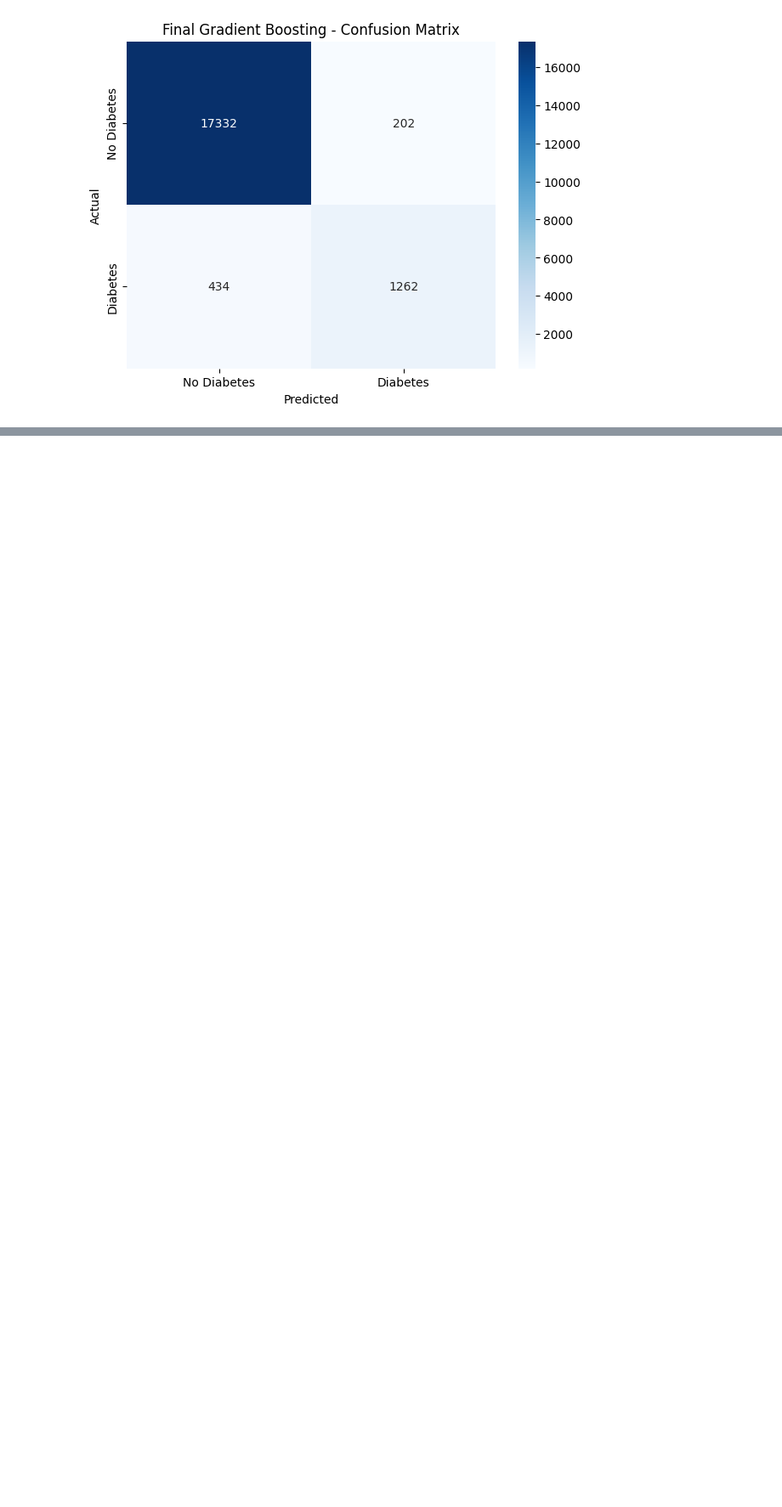
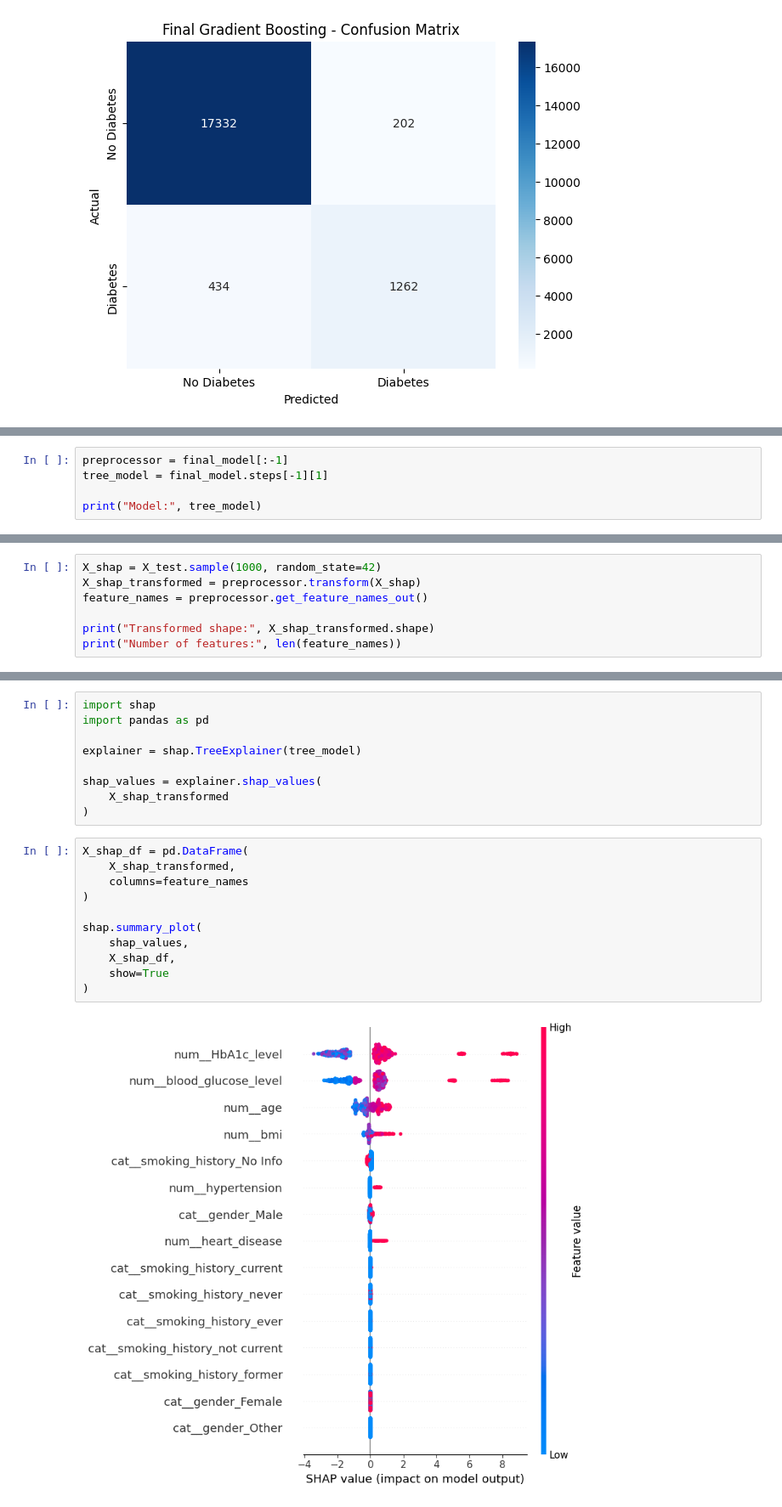
Before and after one commit to Anubhavsingh311/Diabetes_prediction, a Jupyter notebook: diabetes-notebook.ipynb, the cells around one changed output, grey strips where cells are left out. Shown at 85% size. Cells and saved outputs as stored; diff of their text form; blank space fills up the shorter version.

```diff
--- a/diabetes-notebook.ipynb
+++ b/diabetes-notebook.ipynb
@@ -835,0 +858,5 @@ plt.show()
+# %%
+preprocessor = final_model[:-1]
+tree_model = final_model.steps[-1][1]
+
+print("Model:", tree_model)
@@ -835,0 +865,7 @@ plt.show()
+# %%
+X_shap = X_test.sample(1000, random_state=42)
+X_shap_transformed = preprocessor.transform(X_shap)
+feature_names = preprocessor.get_feature_names_out()
+
+print("Transformed shape:", X_shap_transformed.shape)
+print("Number of features:", len(feature_names))
@@ -835,0 +877,22 @@ plt.show()
+# %%
+import shap
+import pandas as pd
+
+explainer = shap.TreeExplainer(tree_model)
+
+shap_values = explainer.shap_values(
+    X_shap_transformed
+)
+# %%
+X_shap_df = pd.DataFrame(
+    X_shap_transformed,
+    columns=feature_names
+)
+
+shap.summary_plot(
+    shap_values,
+    X_shap_df,
+    show=True
+)
+# %% [output]
+[figure, added]
```
Also changed, not shown: parts of 8 cells of this notebook.
